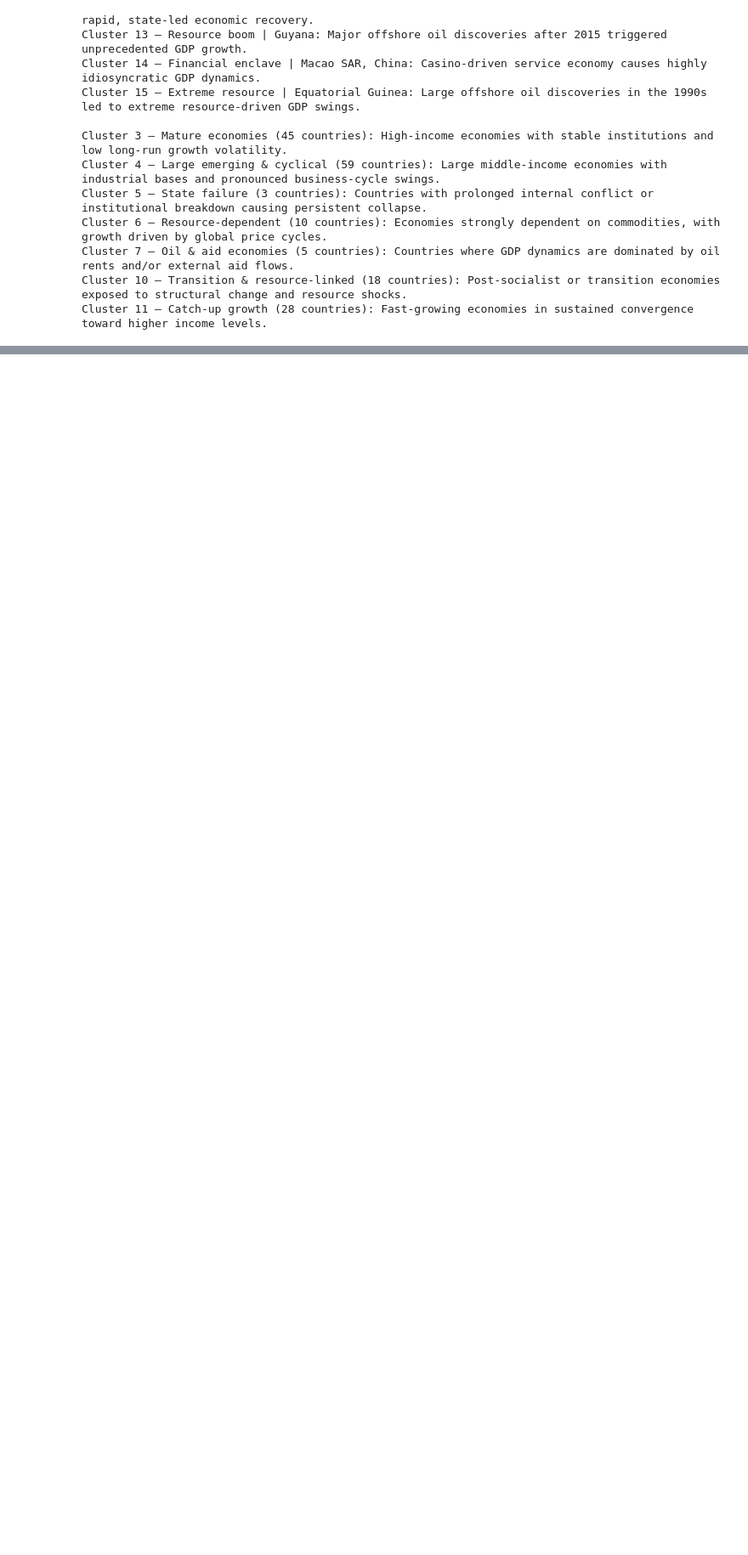
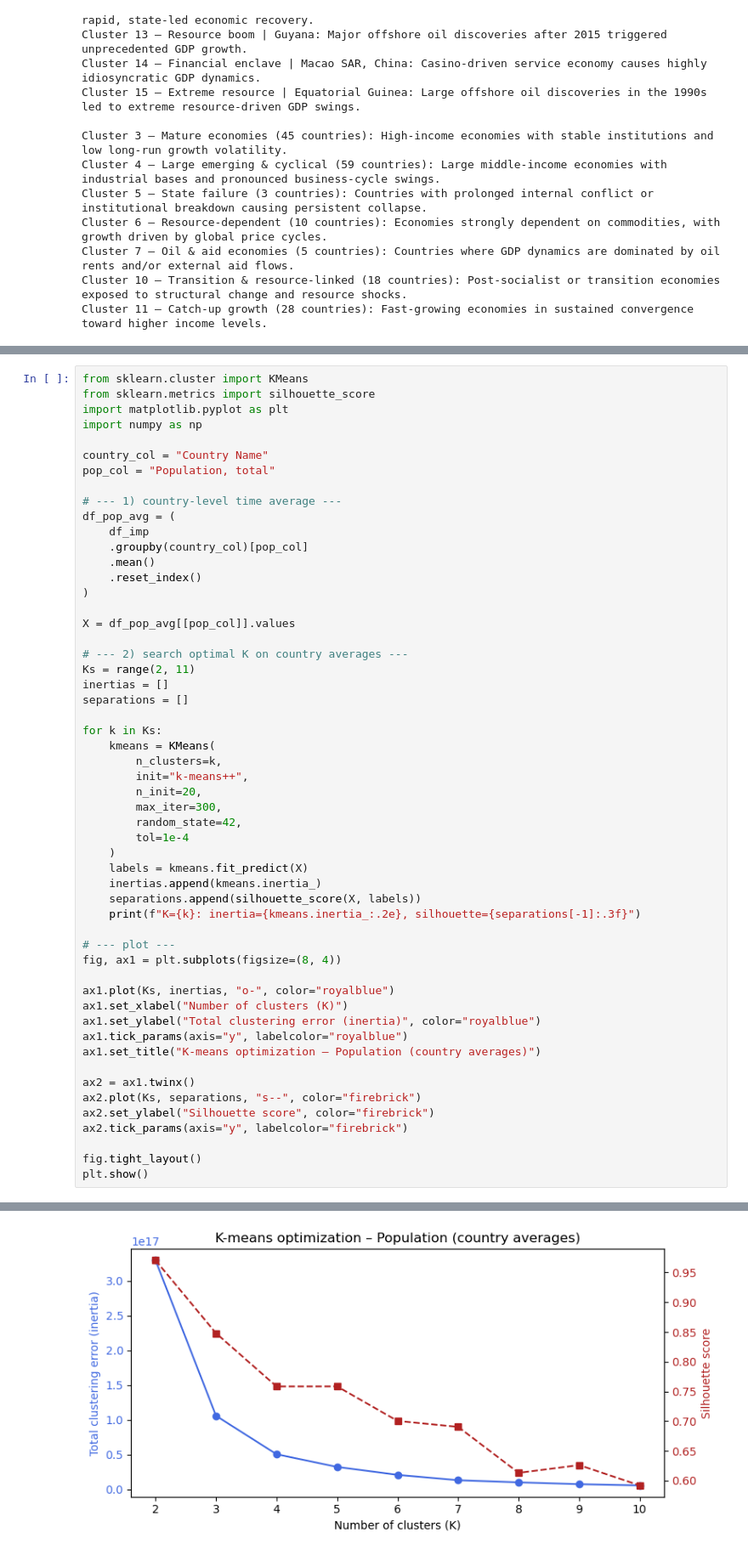
Before and after one commit to AndrasHege/MatMod_HA, a Jupyter notebook: Mathmod_HA.ipynb, the cells around one changed output, grey strips where cells are left out. Shown at 85% size. Drawn from its saved outputs; the diff is of its cells as text; blank space fills up the shorter version.

```diff
--- a/Mathmod_HA.ipynb
+++ b/Mathmod_HA.ipynb
@@ -3314,0 +3319,55 @@ Cluster 11 – Catch-up growth (28 countries): Fast-growing economies in sustain
+# %%
+from sklearn.cluster import KMeans
+from sklearn.metrics import silhouette_score
+import matplotlib.pyplot as plt
+import numpy as np
+
+country_col = "Country Name"
+pop_col = "Population, total"
+
+# --- 1) country-level time average ---
+df_pop_avg = (
+    df_imp
+    .groupby(country_col)[pop_col]
+    .mean()
+    .reset_index()
+)
+
+X = df_pop_avg[[pop_col]].values
+
+# --- 2) search optimal K on country averages ---
+Ks = range(2, 11)
+inertias = []
+separations = []
+
+for k in Ks:
+    kmeans = KMeans(
+        n_clusters=k,
+        init="k-means++",
+        n_init=20,
+        max_iter=300,
+        random_state=42,
+        tol=1e-4
+    )
+    labels = kmeans.fit_predict(X)
+    inertias.append(kmeans.inertia_)
+    separations.append(silhouette_score(X, labels))
+    print(f"K={k}: inertia={kmeans.inertia_:.2e}, silhouette={separations[-1]:.3f}")
+
+# --- plot ---
+fig, ax1 = plt.subplots(figsize=(8, 4))
+
+ax1.plot(Ks, inertias, "o-", color="royalblue")
+ax1.set_xlabel("Number of clusters (K)")
+ax1.set_ylabel("Total clustering error (inertia)", color="royalblue")
+ax1.tick_params(axis="y", labelcolor="royalblue")
+ax1.set_title("K-means optimization – Population (country averages)")
+
+ax2 = ax1.twinx()
+ax2.plot(Ks, separations, "s--", color="firebrick")
+ax2.set_ylabel("Silhouette score", color="firebrick")
+ax2.tick_params(axis="y", labelcolor="firebrick")
+
+fig.tight_layout()
+plt.show()
+# %% [output]
@@ -3314,0 +3383 @@ Cluster 11 – Catch-up growth (28 countries): Fast-growing economies in sustain
+[figure, added]
```
Also changed, not shown: parts of 24 cells of this notebook.
